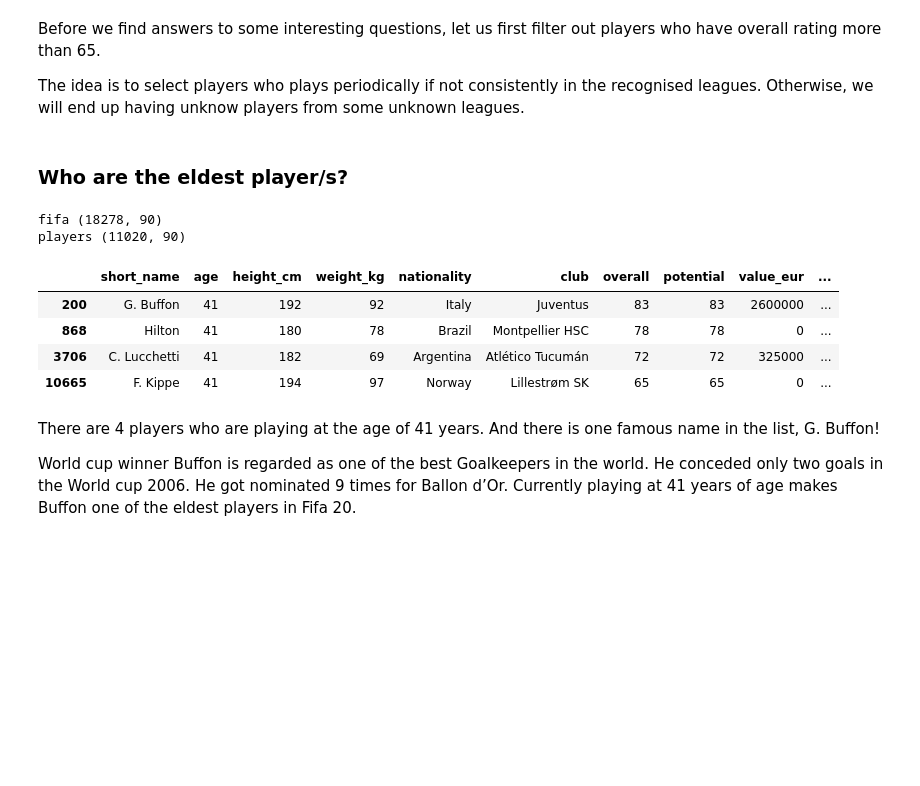
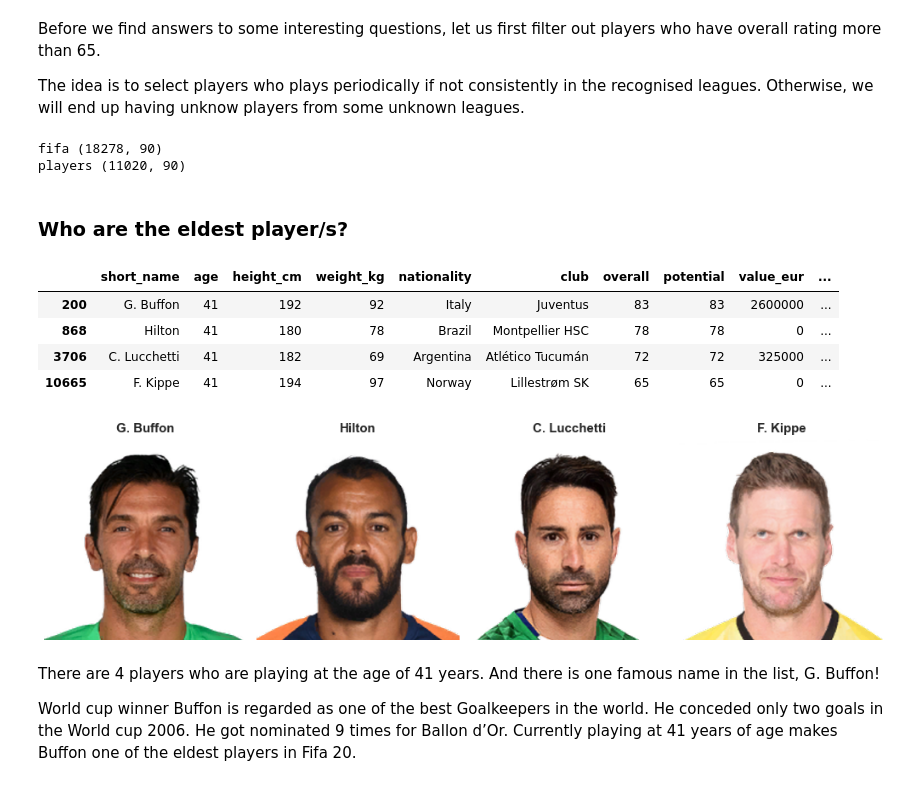
Before and after one commit to mdushetwar/Fifa-Players--EDA-Clustering, a Jupyter notebook: PRCP-1004-Fifa20.ipynb, the cells around one changed output. Cells and saved outputs as stored; diff of their text form; code cells hidden in the pictures; blank space fills up the shorter version.

```diff
--- a/PRCP-1004-Fifa20.ipynb
+++ b/PRCP-1004-Fifa20.ipynb
@@ -52,7 +34,0 @@ def get_player_image(url):
-# %%
-url= get_player_image(df.loc[0, 'player_url'])
-
-image_response = requests.get(url, stream=True)
-
-img = Image.open(image_response.raw)
-display(img)
@@ -234,3 +226,21 @@ Now only one column is remained with the missing value. We do not want to direct
+# %%
+def plot_images(player_list, subplot_row, subplot_col, fig_size_tuple):
+
+    fig, ax=plt.subplots(subplot_row,subplot_col, figsize=fig_size_tuple)
+
+    for name, ax in zip(player_list, ax.flatten()):
+        mask = df['short_name'] == name
+        player_url = df.loc[mask, 'player_url'].values[0]
+
+        img_url= get_player_image(player_url)
+
+        image_response = requests.get(img_url, stream=True)
+
+        img = Image.open(image_response.raw)
+        ax.imshow(img)
+        ax.axis('off')
+        ax.set_title(name, fontsize=15, fontweight='bold');
+    plt.tight_layout()
 # %% [markdown]
 # Exploratory Data Analysis
 # %% [markdown]
@@ -407,8 +408,6 @@ fifa.head()
 Before we find answers to some interesting questions, let us first filter out players who have overall rating more than 65.
 
 The idea is to select players who plays periodically if not consistently in the recognised leagues. Otherwise, we will end up having unknow players from some unknown leagues.
-# %% [markdown]
-### Who are the eldest player/s?
 # %%
 players=fifa[fifa['overall']>=65]
 # %%
@@ -417,6 +416,8 @@ print('players', players.shape)
 # %% [output]
 fifa (18278, 90)
 players (11020, 90)
+# %% [markdown]
+### Who are the eldest player/s?
 # %%
 players[players['age']==players.age.max()]
 # %% [output]
@@ -425,6 +426,11 @@ players[players['age']==players.age.max()]
 | 868 | Hilton | 41 | 180 | 78 | Brazil | Montpellier HSC | 78 | 78 | 0 | ... |
 | 3706 | C. Lucchetti | 41 | 182 | 69 | Argentina | Atlético Tucumán | 72 | 72 | 325000 | ... |
 | 10665 | F. Kippe | 41 | 194 | 97 | Norway | Lillestrøm SK | 65 | 65 | 0 | ... |
+# %%
+eldest_players=players[players['age']==players.age.max()]['short_name'].values
+plot_images(eldest_players, 1,4,(14,10))
+# %% [output]
+[figure, added]
 # %% [markdown]
 There are 4 players who are playing at the age of 41 years. And there is one famous name in the list, G. Buffon!
 
```
Also changed, not shown: parts of 10 cells of this notebook.
